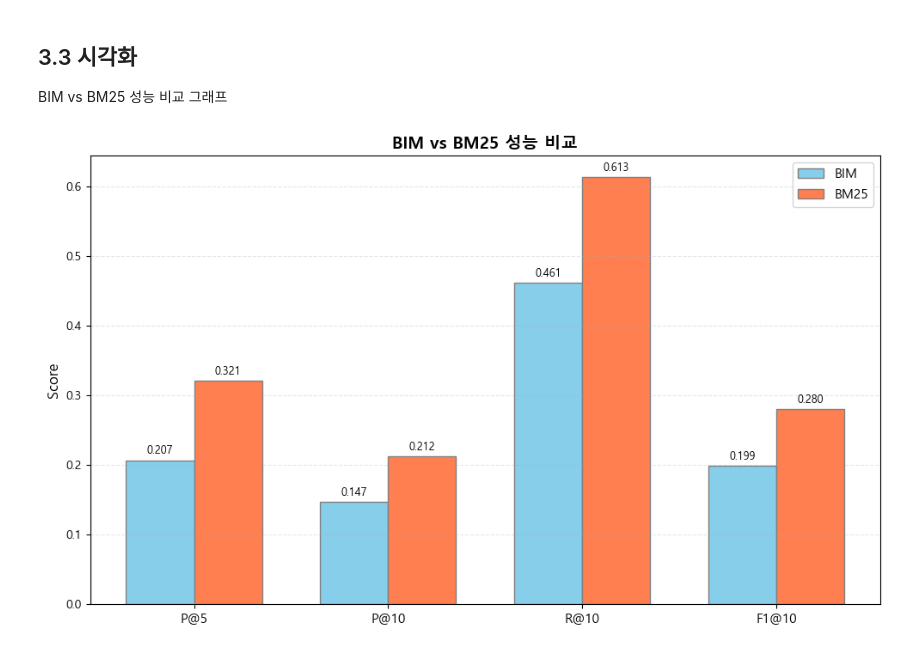
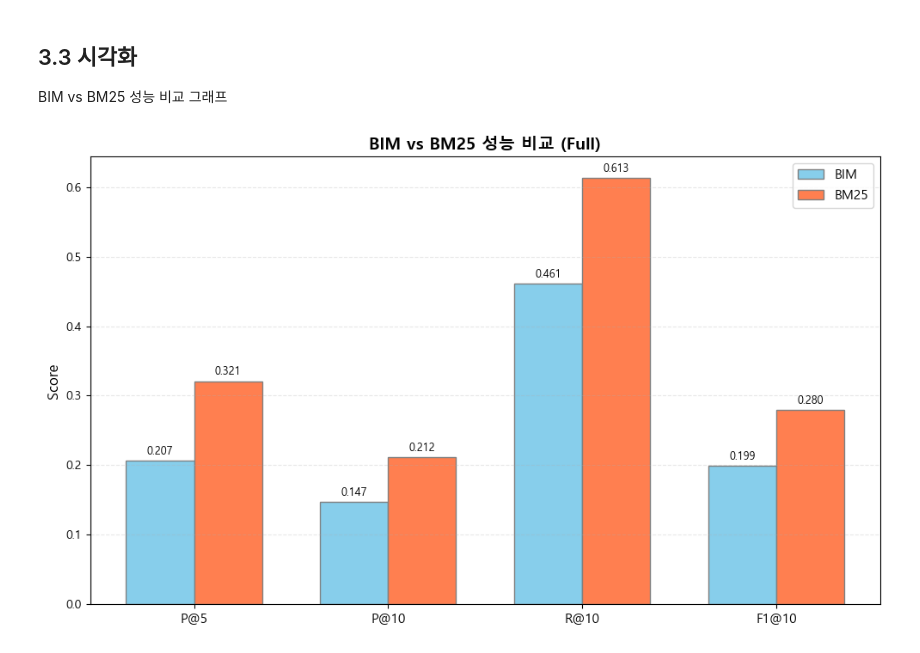
Before and after one commit to xeoxaxeo/NLP, a Jupyter notebook: notebooks/03_Basic_Analysis_Full_Dirty.ipynb, the cells around one changed output. Cells and saved outputs as stored; diff of their text form; code cells hidden in the pictures.

```diff
--- a/notebooks/03_Basic_Analysis_Full_Dirty.ipynb
+++ b/notebooks/03_Basic_Analysis_Full_Dirty.ipynb
@@ -18,7 +18,7 @@ plt.rcParams['font.family'] = 'Malgun Gothic'
 plt.rcParams['axes.unicode_minus'] = False
 %matplotlib inline
 
-PROJECT_ROOT = Path('../../../..').resolve()
+PROJECT_ROOT = Path('..').resolve()
 DATA_DIR = PROJECT_ROOT / 'data'
 RESULTS_DIR = PROJECT_ROOT / 'results'
 ANALYSIS_DIR = PROJECT_ROOT / 'analysis'
@@ -90,31 +90,31 @@ BIM vs BM25 성능 비교 그래프
 # %%
 # 그래프 시각화
 metrics_to_plot = ['P@5', 'P@10', 'R@10', 'F1@10']
 x = np.arange(len(metrics_to_plot))
 width = 0.35
 
 fig, ax = plt.subplots(figsize=(10, 6))
 
 rects1 = ax.bar(x - width/2, [final_metrics['BIM'][m] for m in metrics_to_plot], width, label='BIM', color='skyblue', edgecolor='grey')
 rects2 = ax.bar(x + width/2, [final_metrics['BM25'][m] for m in metrics_to_plot], width, label='BM25', color='coral', edgecolor='grey')
 
 ax.set_ylabel('Score', fontsize=12)
-ax.set_title('BIM vs BM25 성능 비교', fontsize=14, fontweight='bold')
+ax.set_title('BIM vs BM25 성능 비교 (Full)', fontsize=14, fontweight='bold')
 ax.set_xticks(x)
 ax.set_xticklabels(metrics_to_plot, fontsize=11)
 ax.legend(fontsize=11)
 ax.grid(axis='y', alpha=0.3, linestyle='--')
 
 for rect in rects1 + rects2:
     height = rect.get_height()
     ax.annotate(f'{height:.3f}',
                 xy=(rect.get_x() + rect.get_width() / 2, height),
                 xytext=(0, 3),
                 textcoords="offset points",
                 ha='center', va='bottom', fontsize=9)
 
 plt.tight_layout()
-plt.savefig(ANALYSIS_DIR / 'performance_comparison_light.png', dpi=300)
+plt.savefig(ANALYSIS_DIR / 'basic_analysis_full.png', dpi=300)
 plt.show()
 # %% [output]
-[figure, old version]
+[figure, new version]
```
Also changed, not shown: 13 other files.
